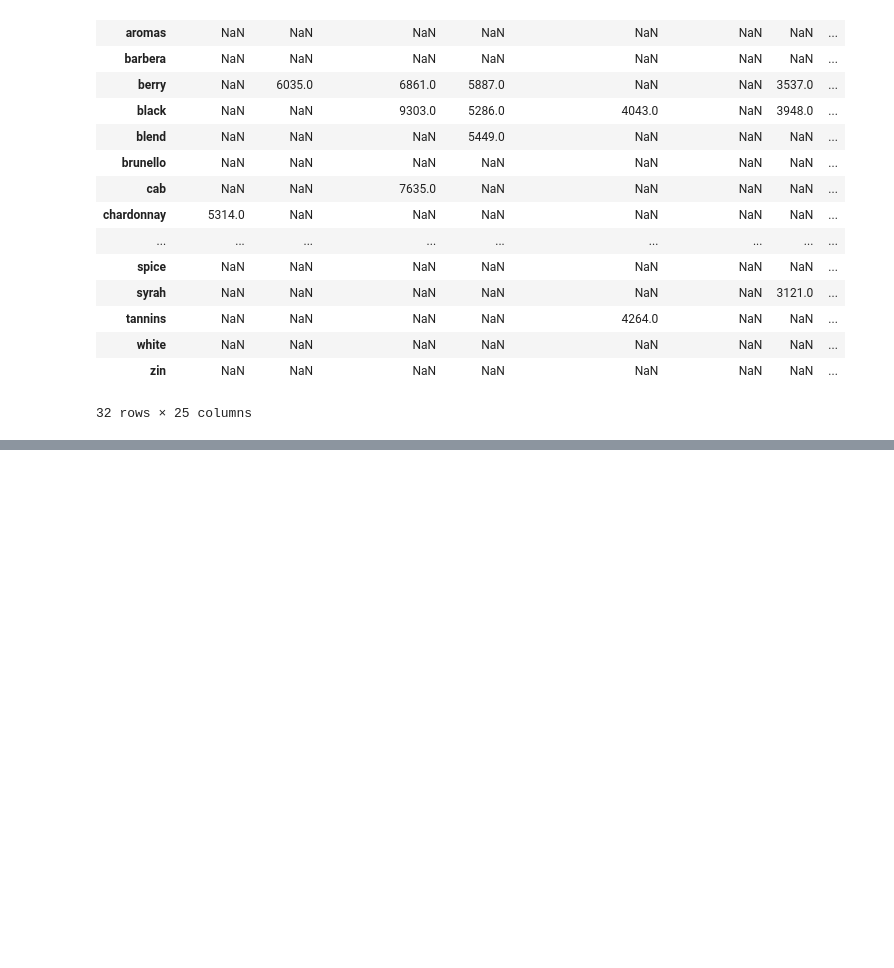
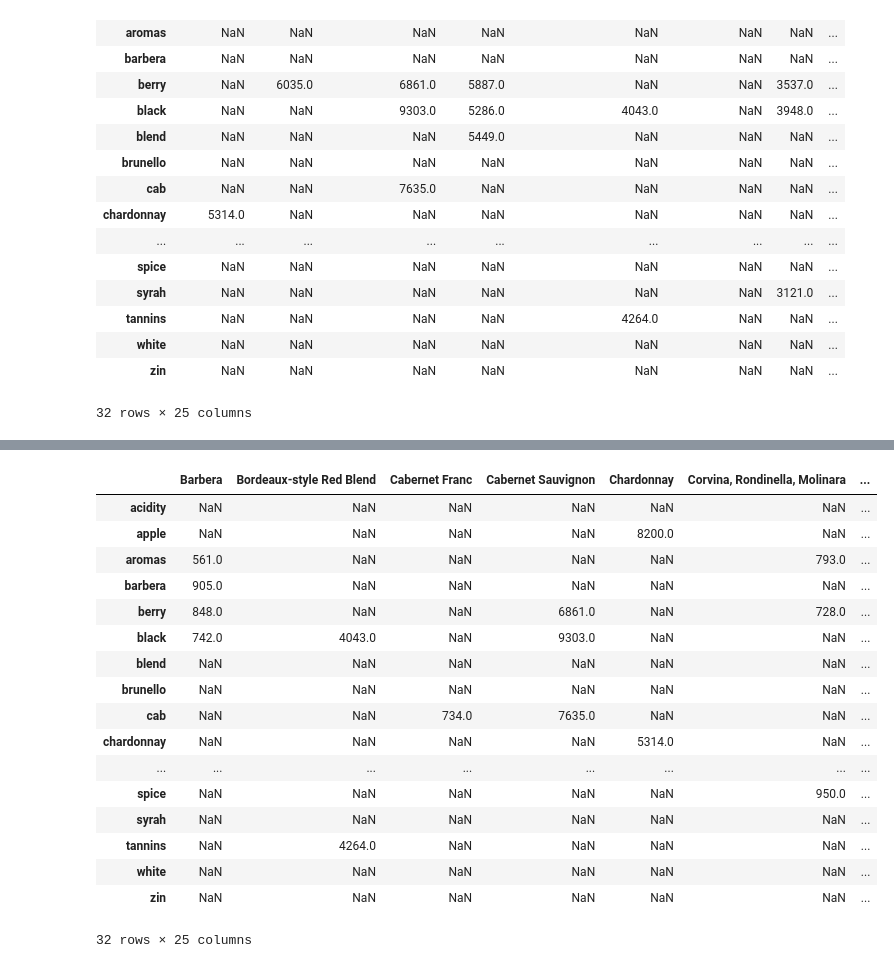
Before and after one commit to p-mckenzie/TextAnalytics, a Jupyter notebook: Project/Text_Project.ipynb, the cells around one changed output, grey strips where cells are left out. Drawn from its saved outputs; the diff is of its cells as text; code cells hidden in the pictures; blank space fills up the shorter version.

```diff
--- a/Project/Text_Project.ipynb
+++ b/Project/Text_Project.ipynb
@@ -382,0 +374,4 @@ TypeError: a float is required
+# %%
+kmdict = kmdf.to_dict(orient='dict')
+for listing, rate in kmdict.items():
+    kmdict[listing] = {k: v for k, v in rate.items() if pd.notnull(v)}
@@ -382,0 +398,21 @@ TypeError: a float is required
+# %%
+pd.DataFrame.from_dict(kmdict)
+# %% [output]
+|  | Barbera | Bordeaux-style Red Blend | Cabernet Franc | Cabernet Sauvignon | Chardonnay | Corvina, Rondinella, Molinara | ... |
+| acidity | NaN | NaN | NaN | NaN | NaN | NaN | ... |
+| apple | NaN | NaN | NaN | NaN | 8200.0 | NaN | ... |
+| aromas | 561.0 | NaN | NaN | NaN | NaN | 793.0 | ... |
+| barbera | 905.0 | NaN | NaN | NaN | NaN | NaN | ... |
+| berry | 848.0 | NaN | NaN | 6861.0 | NaN | 728.0 | ... |
+| black | 742.0 | 4043.0 | NaN | 9303.0 | NaN | NaN | ... |
+| blend | NaN | NaN | NaN | NaN | NaN | NaN | ... |
+| brunello | NaN | NaN | NaN | NaN | NaN | NaN | ... |
+| cab | NaN | NaN | 734.0 | 7635.0 | NaN | NaN | ... |
+| chardonnay | NaN | NaN | NaN | NaN | 5314.0 | NaN | ... |
+| ... | ... | ... | ... | ... | ... | ... | ... |
+| spice | NaN | NaN | NaN | NaN | NaN | 950.0 | ... |
+| syrah | NaN | NaN | NaN | NaN | NaN | NaN | ... |
+| tannins | NaN | 4264.0 | NaN | NaN | NaN | NaN | ... |
+| white | NaN | NaN | NaN | NaN | NaN | NaN | ... |
+| zin | NaN | NaN | NaN | NaN | NaN | NaN | ... |
+32 rows × 25 columns
```
Also changed, not shown: parts of 3 cells of this notebook.
